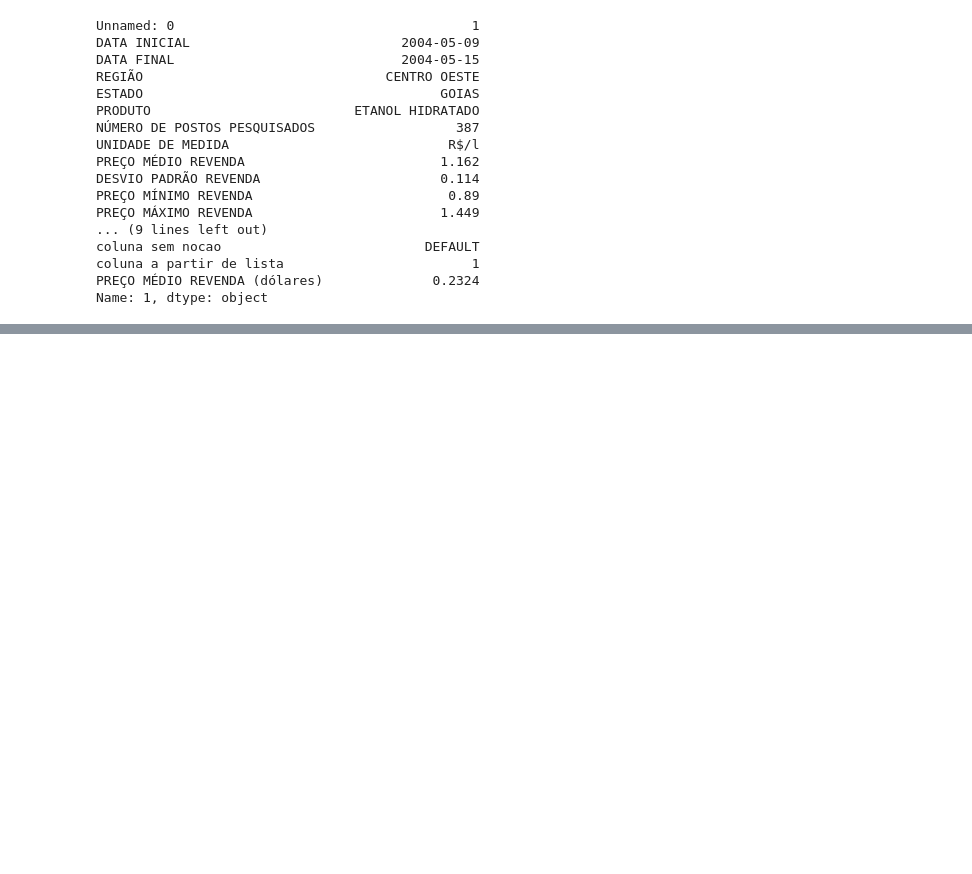
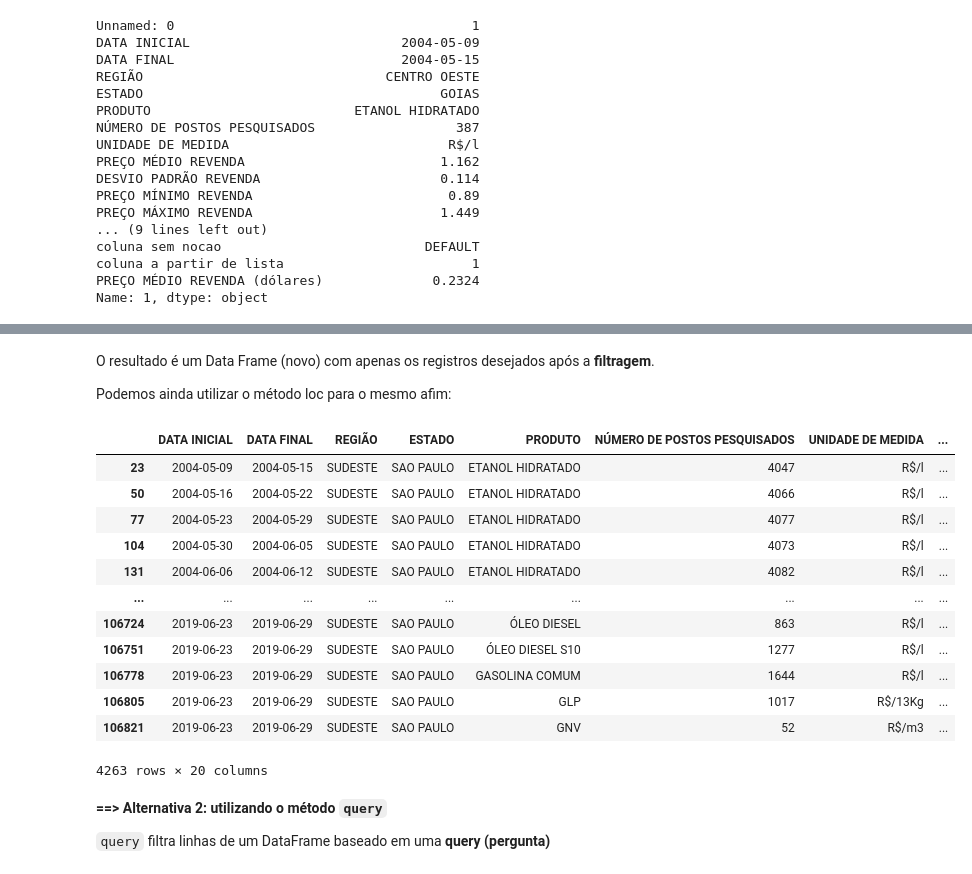
Before and after one commit to AriiiAlves/Aprendendo-Pandas, a Jupyter notebook: Aulas #03 a #25 - Manipulação de dados com pandas.ipynb, the cells around one changed output, grey strips where cells are left out. Cells and saved outputs as stored; diff of their text form; code cells hidden in the pictures; blank space fills up the shorter version.

```diff
--- a/Aulas #03 a #25 - Manipulação de dados com pandas.ipynb
+++ b/Aulas #03 a #25 - Manipulação de dados com pandas.ipynb
@@ -856,0 +1100,24 @@ Tarefa: treinar iloc e loc
+# %% [markdown]
+O resultado é um Data Frame (novo) com apenas os registros desejados após a **filtragem**.
+
+Podemos ainda utilizar o método loc para o mesmo afim:
+# %%
+data.loc[selecao]
+# %% [output]
+|  | DATA INICIAL | DATA FINAL | REGIÃO | ESTADO | PRODUTO | NÚMERO DE POSTOS PESQUISADOS | UNIDADE DE MEDIDA | ... |
+| 23 | 2004-05-09 | 2004-05-15 | SUDESTE | SAO PAULO | ETANOL HIDRATADO | 4047 | R$/l | ... |
+| 50 | 2004-05-16 | 2004-05-22 | SUDESTE | SAO PAULO | ETANOL HIDRATADO | 4066 | R$/l | ... |
+| 77 | 2004-05-23 | 2004-05-29 | SUDESTE | SAO PAULO | ETANOL HIDRATADO | 4077 | R$/l | ... |
+| 104 | 2004-05-30 | 2004-06-05 | SUDESTE | SAO PAULO | ETANOL HIDRATADO | 4073 | R$/l | ... |
+| 131 | 2004-06-06 | 2004-06-12 | SUDESTE | SAO PAULO | ETANOL HIDRATADO | 4082 | R$/l | ... |
+| ... | ... | ... | ... | ... | ... | ... | ... | ... |
+| 106724 | 2019-06-23 | 2019-06-29 | SUDESTE | SAO PAULO | ÓLEO DIESEL | 863 | R$/l | ... |
+| 106751 | 2019-06-23 | 2019-06-29 | SUDESTE | SAO PAULO | ÓLEO DIESEL S10 | 1277 | R$/l | ... |
+| 106778 | 2019-06-23 | 2019-06-29 | SUDESTE | SAO PAULO | GASOLINA COMUM | 1644 | R$/l | ... |
+| 106805 | 2019-06-23 | 2019-06-29 | SUDESTE | SAO PAULO | GLP | 1017 | R$/13Kg | ... |
+| 106821 | 2019-06-23 | 2019-06-29 | SUDESTE | SAO PAULO | GNV | 52 | R$/m3 | ... |
+4263 rows × 20 columns
+# %% [markdown]
+**==> Alternativa 2: utilizando o método `query`**
+
+`query` filtra linhas de um DataFrame baseado em uma **query (pergunta)**
```
Also changed, not shown: parts of 100 cells of this notebook, 3 other files.
